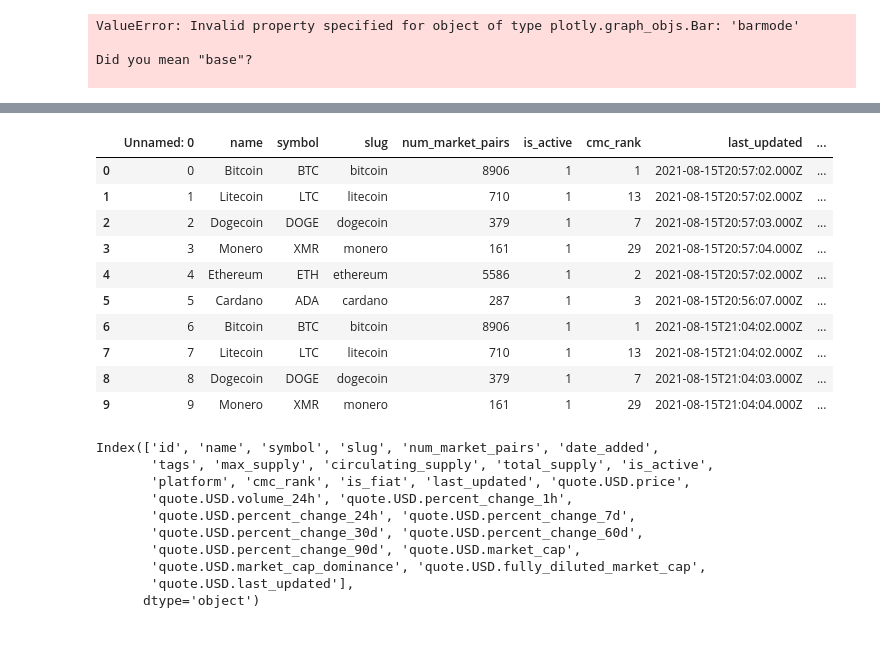
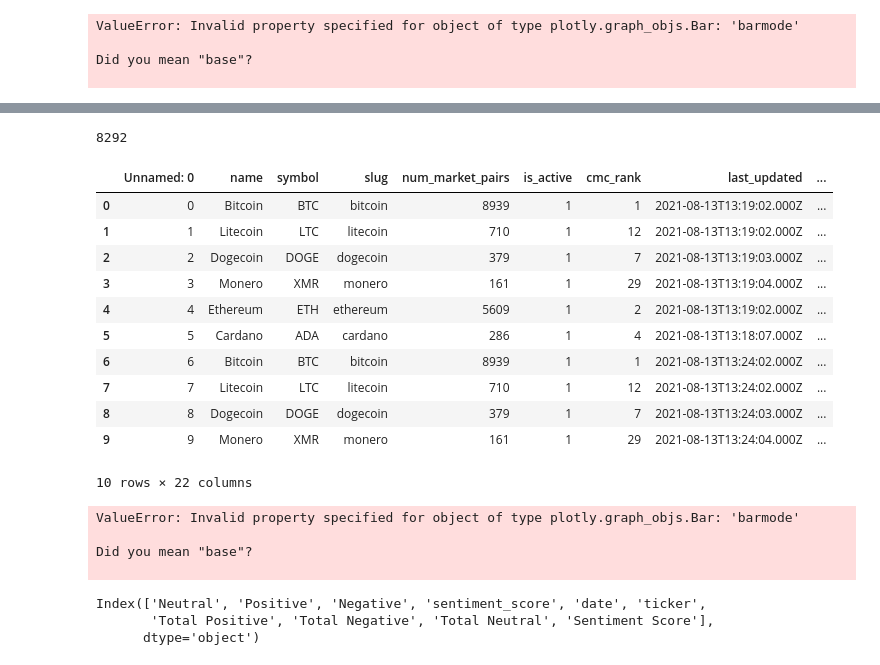
Before and after one commit to jasonjgarcia24/global-crypto-behavior-1, a Jupyter notebook: Test-Jason-DeleteMe.ipynb, the cells around one changed output, grey strips where cells are left out. Saved outputs shown, nothing was run; the diff lists cells and outputs as text; code cells hidden in the pictures; blank space fills up the shorter version.

Commit message:
Pushing latest-quotes_ALL data.

```diff
--- a/Test-Jason-DeleteMe.ipynb
+++ b/Test-Jason-DeleteMe.ipynb
@@ -86,35 +86,44 @@ fig_bar.update_layout(
 fig_bar.show()
 # %% [output]
 [interactive output not drawn]
+# %%
+len(df_crypto)
+# %% [output]
+8292
 # %%
-file_path = "./data/latest-quotes_data_20210816.csv"
-# file_path = r"C:\Users\JasonGarcia24\Desktop\global-crypto-behavior\data\latest-quotes_data_20210816.csv"
+file_path = "./data/latest-quotes_data_ALL.csv"
+# file_path = "./data/ticker-stats_last7days.csv"
 
 
 df_crypto = pd.read_csv(file_path)
 df_crypto.head(10)
 # %% [output]
 |  | Unnamed: 0 | name | symbol | slug | num_market_pairs | is_active | cmc_rank | last_updated | ... |
-| 0 | 0 | Bitcoin | BTC | bitcoin | 8906 | 1 | 1 | 2021-08-15T20:57:02.000Z | ... |
-| 1 | 1 | Litecoin | LTC | litecoin | 710 | 1 | 13 | 2021-08-15T20:57:02.000Z | ... |
-| 2 | 2 | Dogecoin | DOGE | dogecoin | 379 | 1 | 7 | 2021-08-15T20:57:03.000Z | ... |
-| 3 | 3 | Monero | XMR | monero | 161 | 1 | 29 | 2021-08-15T20:57:04.000Z | ... |
-| 4 | 4 | Ethereum | ETH | ethereum | 5586 | 1 | 2 | 2021-08-15T20:57:02.000Z | ... |
-| 5 | 5 | Cardano | ADA | cardano | 287 | 1 | 3 | 2021-08-15T20:56:07.000Z | ... |
-| 6 | 6 | Bitcoin | BTC | bitcoin | 8906 | 1 | 1 | 2021-08-15T21:04:02.000Z | ... |
-| 7 | 7 | Litecoin | LTC | litecoin | 710 | 1 | 13 | 2021-08-15T21:04:02.000Z | ... |
-| 8 | 8 | Dogecoin | DOGE | dogecoin | 379 | 1 | 7 | 2021-08-15T21:04:03.000Z | ... |
-| 9 | 9 | Monero | XMR | monero | 161 | 1 | 29 | 2021-08-15T21:04:04.000Z | ... |
+| 0 | 0 | Bitcoin | BTC | bitcoin | 8939 | 1 | 1 | 2021-08-13T13:19:02.000Z | ... |
+| 1 | 1 | Litecoin | LTC | litecoin | 710 | 1 | 12 | 2021-08-13T13:19:02.000Z | ... |
+| 2 | 2 | Dogecoin | DOGE | dogecoin | 379 | 1 | 7 | 2021-08-13T13:19:03.000Z | ... |
+| 3 | 3 | Monero | XMR | monero | 161 | 1 | 29 | 2021-08-13T13:19:04.000Z | ... |
+| 4 | 4 | Ethereum | ETH | ethereum | 5609 | 1 | 2 | 2021-08-13T13:19:02.000Z | ... |
+| 5 | 5 | Cardano | ADA | cardano | 286 | 1 | 4 | 2021-08-13T13:18:07.000Z | ... |
+| 6 | 6 | Bitcoin | BTC | bitcoin | 8939 | 1 | 1 | 2021-08-13T13:24:02.000Z | ... |
+| 7 | 7 | Litecoin | LTC | litecoin | 710 | 1 | 12 | 2021-08-13T13:24:02.000Z | ... |
+| 8 | 8 | Dogecoin | DOGE | dogecoin | 379 | 1 | 7 | 2021-08-13T13:24:03.000Z | ... |
+| 9 | 9 | Monero | XMR | monero | 161 | 1 | 29 | 2021-08-13T13:24:04.000Z | ... |
+10 rows × 22 columns
+# %%
+fig_bar_7day = go.Figure([
+    create_bar_trace(df_crypto["Neutral"],  df_crypto["ticker"], "Positive Mentions"),
+    create_bar_trace(df_crypto["Positive"], df_crypto["ticker"], "Negative Mentions"),
+    create_bar_trace(df_crypto["Negative"], df_crypto["ticker"], "Neutral  Mentions"),
+])
+# %% [output]
+ValueError: Invalid property specified for object of type plotly.graph_objs.Bar: 'barmode'
+
+Did you mean "base"?
+
 # %%
 df_crypto.columns
 # %% [output]
-Index(['id', 'name', 'symbol', 'slug', 'num_market_pairs', 'date_added',
-       'tags', 'max_supply', 'circulating_supply', 'total_supply', 'is_active',
-       'platform', 'cmc_rank', 'is_fiat', 'last_updated', 'quote.USD.price',
-       'quote.USD.volume_24h', 'quote.USD.percent_change_1h',
-       'quote.USD.percent_change_24h', 'quote.USD.percent_change_7d',
-       'quote.USD.percent_change_30d', 'quote.USD.percent_change_60d',
-       'quote.USD.percent_change_90d', 'quote.USD.market_cap',
-       'quote.USD.market_cap_dominance', 'quote.USD.fully_diluted_market_cap',
-       'quote.USD.last_updated'],
+Index(['Neutral', 'Positive', 'Negative', 'sentiment_score', 'date', 'ticker',
+       'Total Positive', 'Total Negative', 'Total Neutral', 'Sentiment Score'],
       dtype='object')
```
Also changed, not shown: parts of 1 cell of this notebook, 3 other files.
